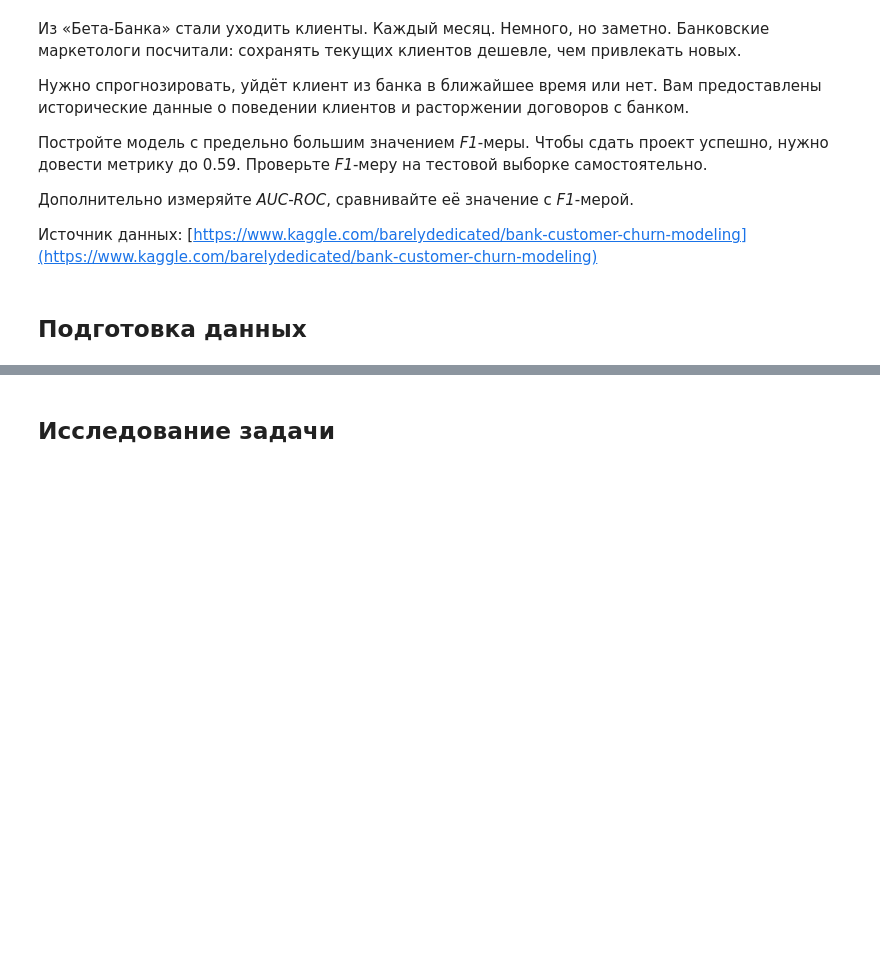
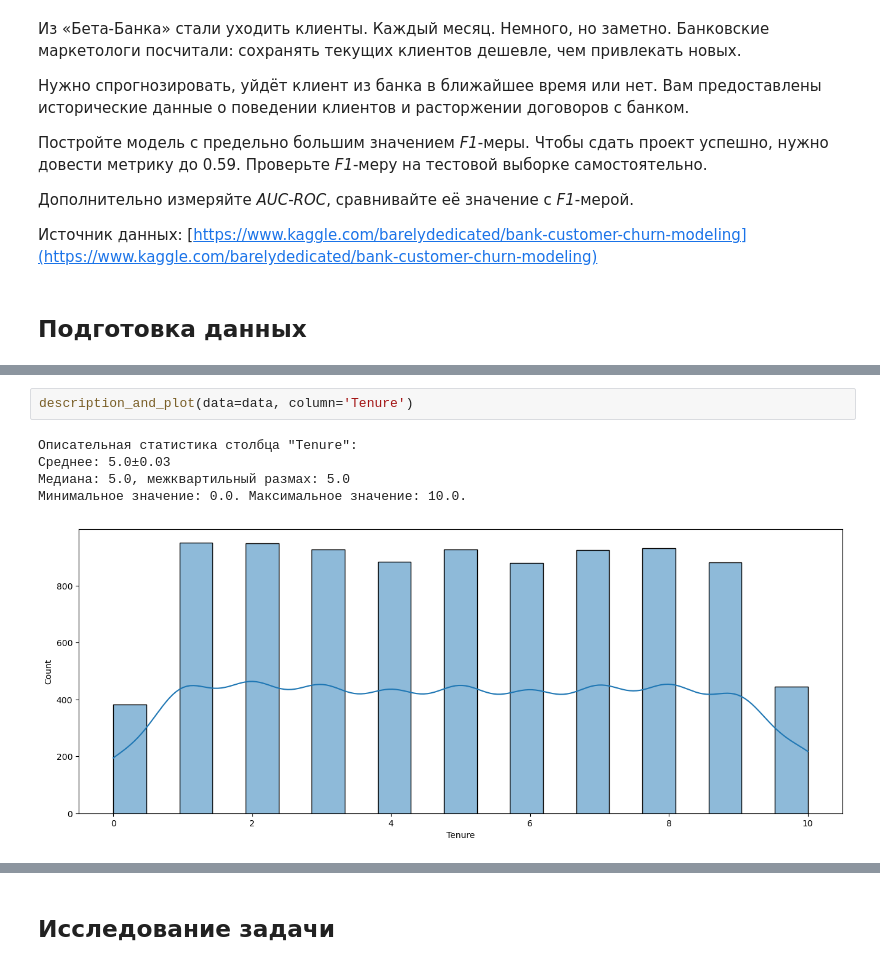
Before and after one commit to karimovdo/teacher, a Jupyter notebook: model_teacher.ipynb, the cells around one changed output, grey strips where cells are left out. Cells and saved outputs as stored; diff of their text form; blank space fills up the shorter version.

```diff
--- a/model_teacher.ipynb
+++ b/model_teacher.ipynb
@@ -19,0 +114,8 @@ import pandas as pd
+# %%
+description_and_plot(data=data, column='Tenure')
+# %% [output]
+Описательная статистика столбца "Tenure":
+Среднее: 5.0±0.03
+Медиана: 5.0, межквартильный размах: 5.0
+Минимальное значение: 0.0. Максимальное значение: 10.0.
+[figure, added]
```
Also changed, not shown: parts of 26 cells of this notebook, 1 other file.
